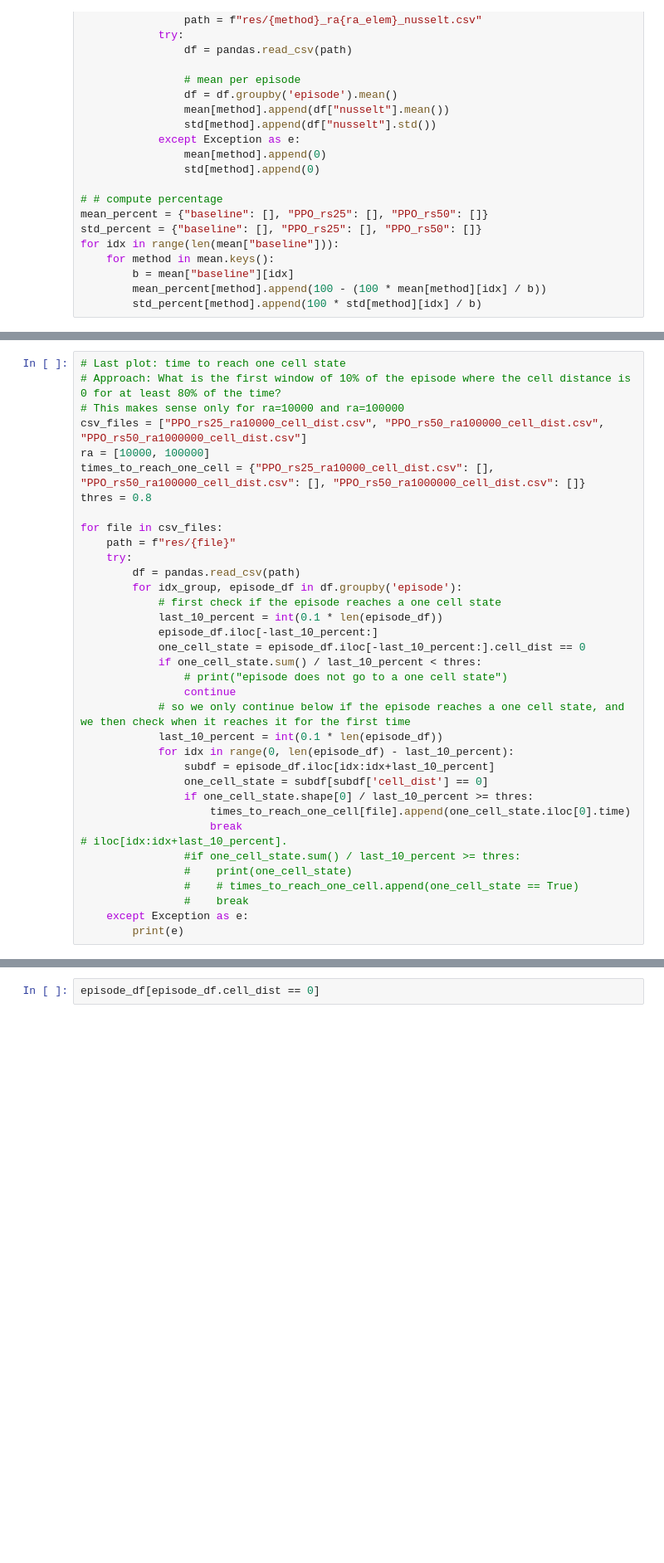
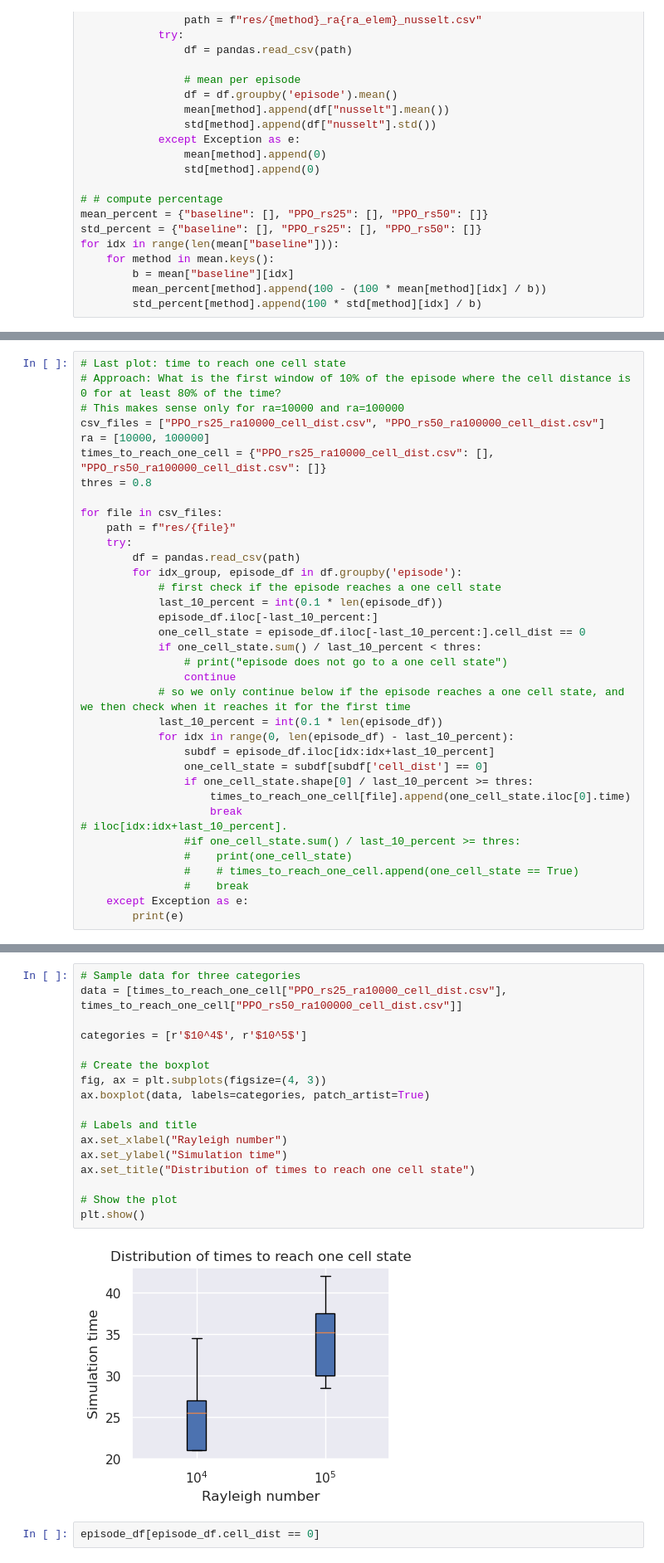
Before and after one commit to SAIL-project/RayleighBenard-Dataset, a Jupyter notebook: notebooks/results rewardshaping.ipynb, the cells around one changed output, grey strips where cells are left out. Shown at 83% size. Drawn from its saved outputs; the diff is of its cells as text; blank space fills up the shorter version.

```diff
--- a/notebooks/results rewardshaping.ipynb
+++ b/notebooks/results rewardshaping.ipynb
@@ -175,9 +205,9 @@ plt.show()
 # Last plot: time to reach one cell state
 # Approach: What is the first window of 10% of the episode where the cell distance is 0 for at least 80% of the time?
 # This makes sense only for ra=10000 and ra=100000
-csv_files = ["PPO_rs25_ra10000_cell_dist.csv", "PPO_rs50_ra100000_cell_dist.csv", "PPO_rs50_ra1000000_cell_dist.csv"]
+csv_files = ["PPO_rs25_ra10000_cell_dist.csv", "PPO_rs50_ra100000_cell_dist.csv"]
 ra = [10000, 100000]
-times_to_reach_one_cell = {"PPO_rs25_ra10000_cell_dist.csv": [], "PPO_rs50_ra100000_cell_dist.csv": [], "PPO_rs50_ra1000000_cell_dist.csv": []}
+times_to_reach_one_cell = {"PPO_rs25_ra10000_cell_dist.csv": [], "PPO_rs50_ra100000_cell_dist.csv": []}
 thres = 0.8
 
 for file in csv_files:
@@ -246,3 +240,22 @@ episode does not go to a one cell state
+# %%
+# Sample data for three categories
+data = [times_to_reach_one_cell["PPO_rs25_ra10000_cell_dist.csv"], times_to_reach_one_cell["PPO_rs50_ra100000_cell_dist.csv"]]
+
+categories = [r'$10^4$', r'$10^5$']
+
+# Create the boxplot
+fig, ax = plt.subplots(figsize=(4, 3))
+ax.boxplot(data, labels=categories, patch_artist=True)
+
+# Labels and title
+ax.set_xlabel("Rayleigh number")
+ax.set_ylabel("Simulation time")
+ax.set_title("Distribution of times to reach one cell state")
+
+# Show the plot
+plt.show()
+# %% [output]
+[figure, added]
 # %%
 episode_df[episode_df.cell_dist == 0]
 # %% [output]
```
Also changed, not shown: parts of 9 cells of this notebook, 12 other files.
